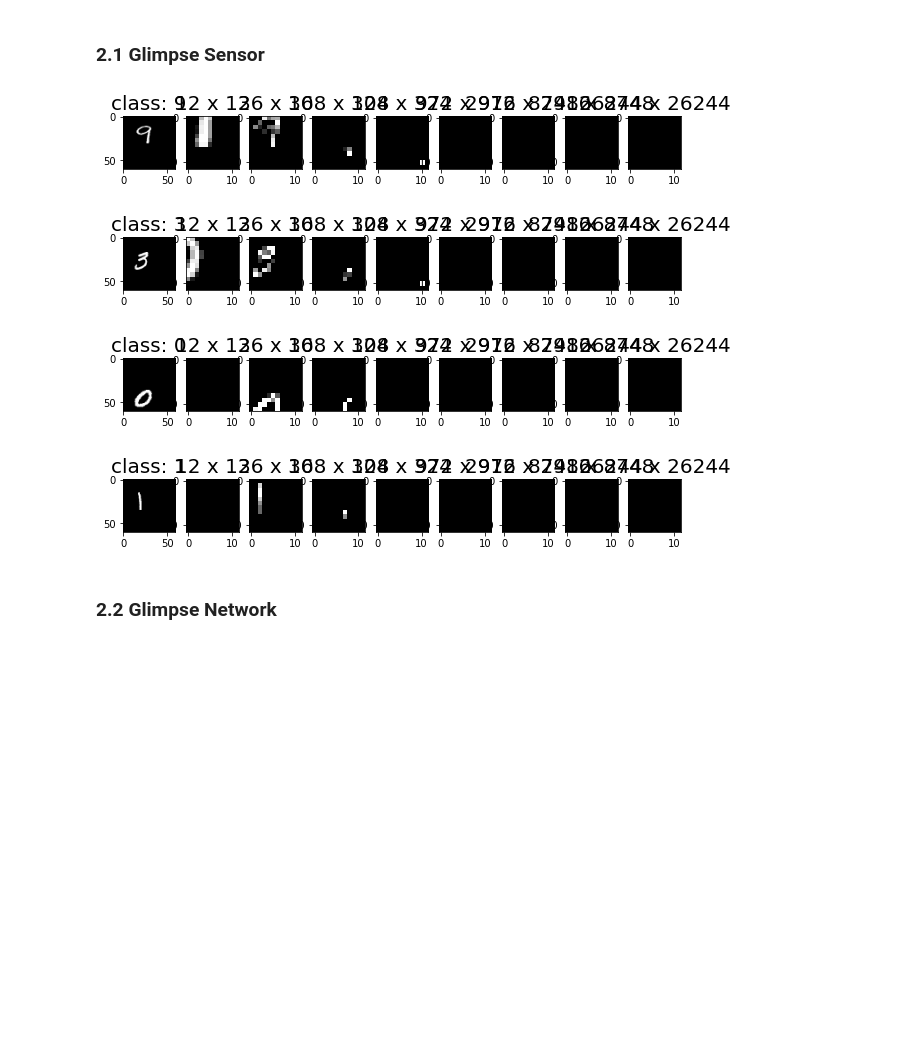
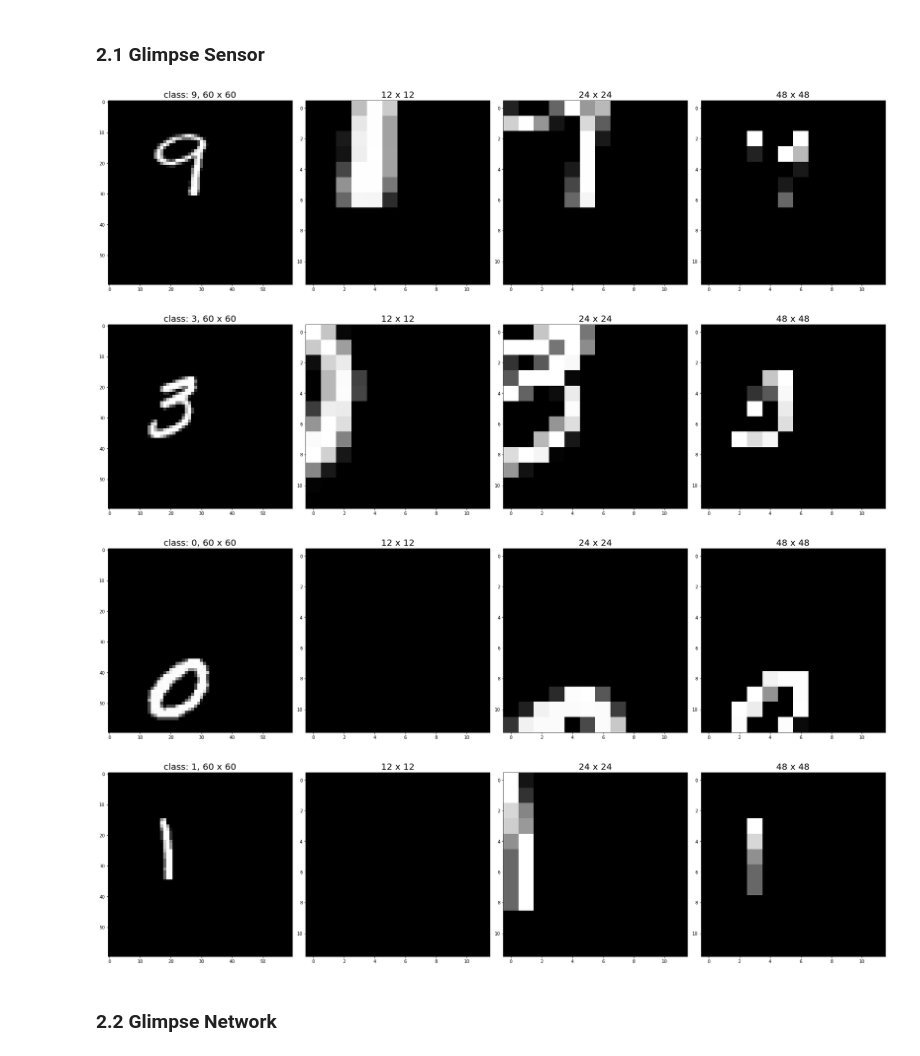
Before and after one commit to KarakoA/visual_attention_models-for-medicalimage-analysis, a Jupyter notebook: Visual_Attention_for_Medical_Image_Analysis.ipynb, the cells around one changed output. Cells and saved outputs as stored; diff of their text form; code cells hidden in the pictures; blank space fills up the shorter version.

```diff
--- a/Visual_Attention_for_Medical_Image_Analysis.ipynb
+++ b/Visual_Attention_for_Medical_Image_Analysis.ipynb
@@ -27,9 +50,9 @@ from tqdm.notebook import tqdm
 #parameters, just as global variables for convenience
 
 # glimpse sensor
-global_glimpse_sensor_n = 8
+global_glimpse_sensor_n = 3
 global_glimpse_senor_patch_size = 12
-global_glimpse_sensor_scale = 3
+global_glimpse_sensor_scale = 2
 
 # glimpse network
 global_glimpse_network_output_size = 28
@@ -57,5 +80,3 @@ global_model_patience = 50
 global_dataset_name = 'transformed'
 
 global_num_glimpses = 8
-# model name, used for storage and checkpointing
-global_model_name = "transformed-new"
@@ -273,7 +301,7 @@ def show(images,labels = None):
         labels = [" "] * len(images)
     elif isinstance(labels,torch.Tensor):
         labels = [label.item() for label in labels]
-    fig, axes = plt.subplots(1, len(images), figsize=(10,10))
+    fig, axes = plt.subplots(1, len(images), figsize=(25,25))
     for (a,image,label) in zip(axes.ravel(),images,labels):
         a.imshow(image[0].numpy(), cmap = plt.cm.gray)
         a.set_title(label, fontsize=20)
@@ -412,18 +440,18 @@ class GlimpseSensor:
 # %%
 # plot some images by looking at the center
 gs = GlimpseSensor(global_glimpse_sensor_n, global_glimpse_sensor_scale, global_glimpse_senor_patch_size)
-glimpses = gs.extract_glimpses(images,torch.zeros((6,2)))
+glimpses = gs.extract_glimpses(images,torch.zeros((images.shape[0],2)))
 
 for i in range(images.shape[0]):
     scales = [(gs.scale ** n_i) * gs.patch_size for n_i in range(gs.n)]
-    l = [f"class: {labels[i].item()}"] + [f"{scale} x {scale}" for scale in scales]
+    l = [f"class: {labels[i].item()}, {images[i].shape[1]} x {images[i].shape[2]}"] + [f"{scale} x {scale}" for scale in scales]
     to_show = [images[i]] + [g.unsqueeze(0) for g in glimpses[i,:,:,:]]
     show(to_show,l)
 # %% [output]
-[figure, old version]
+[figure, new version]
-[figure, old version]
+[figure, new version]
-[figure, old version]
+[figure, new version]
-[figure, old version]
+[figure, new version]
 # %% [markdown]
 ### 2.2 Glimpse Network
 # %%
```
Also changed, not shown: parts of 9 cells of this notebook.
